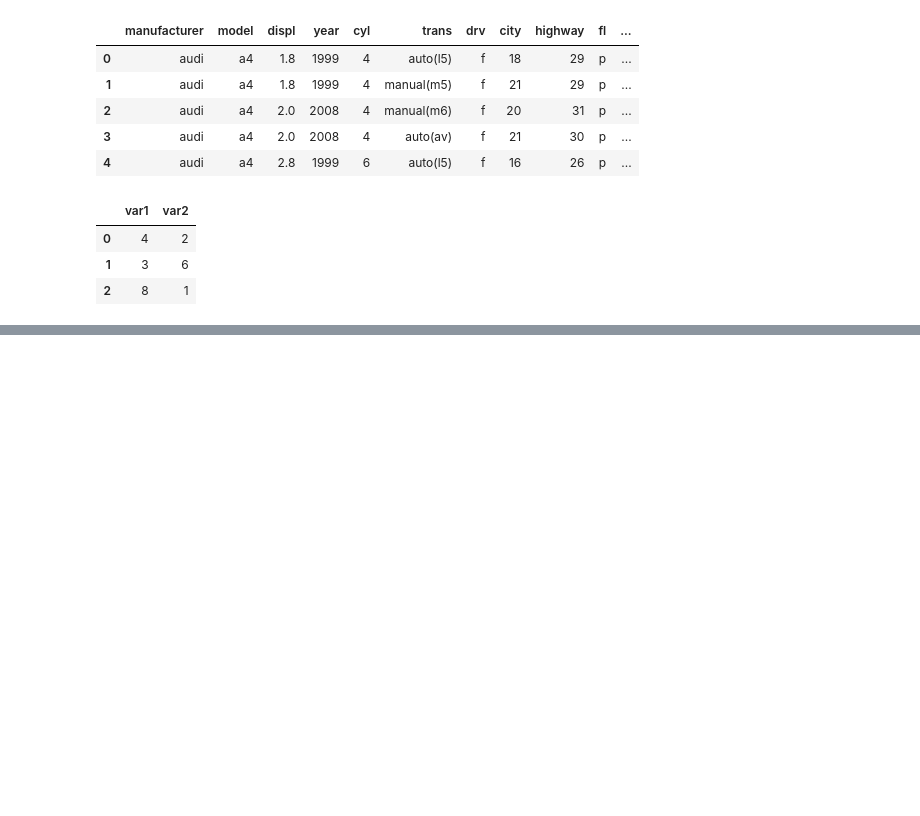
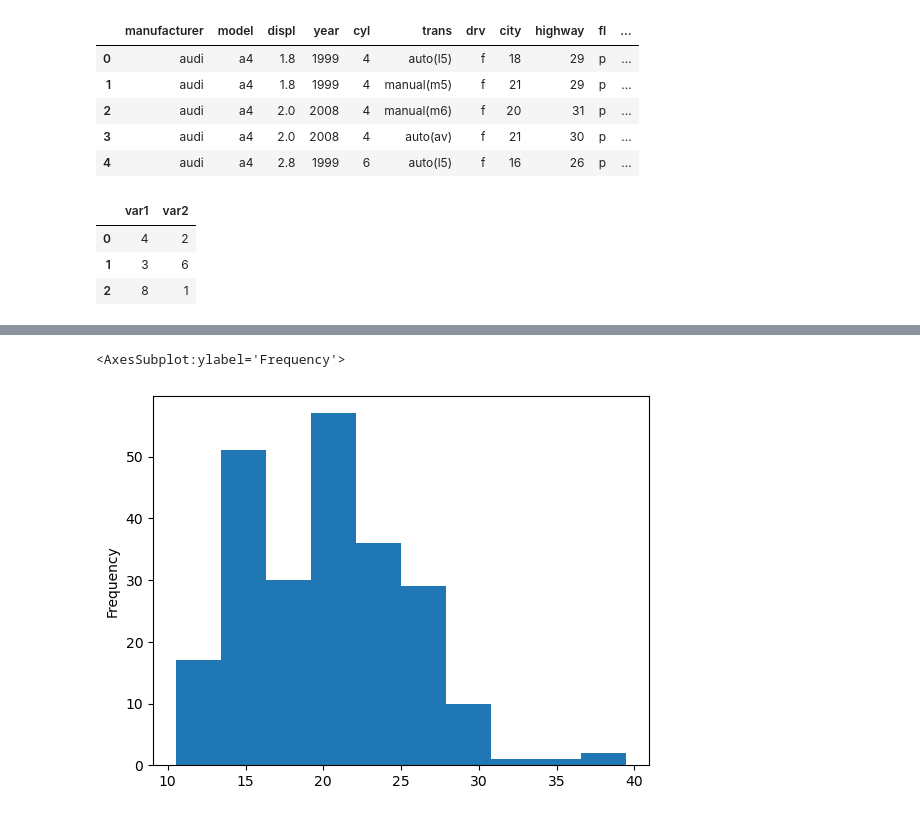
Before and after one commit to mizzcereal/kit_bigdata, a Jupyter notebook: chapter05/chapter05.ipynb, the cells around one changed output, grey strips where cells are left out. Drawn from its saved outputs; the diff is of its cells as text; code cells hidden in the pictures; blank space fills up the shorter version.

```diff
--- a/chapter05/chapter05.ipynb
+++ b/chapter05/chapter05.ipynb
@@ -316,0 +333,3 @@ df
+# %%
+mpg['total'] = (mpg['cty'] + mpg['hwy']) / 2
+mpg.head()
@@ -316,0 +363,7 @@ df
+# %%
+mpg['total'].plot.hist()
+# 아래 그래프에서 20~22.5의 값이 가장많다
+# 12.5~ 17.5의 값이 두번째로 많다
+# %% [output]
+<AxesSubplot:ylabel='Frequency'>
+[figure, added]
```
Also changed, not shown: parts of 14 cells of this notebook.
